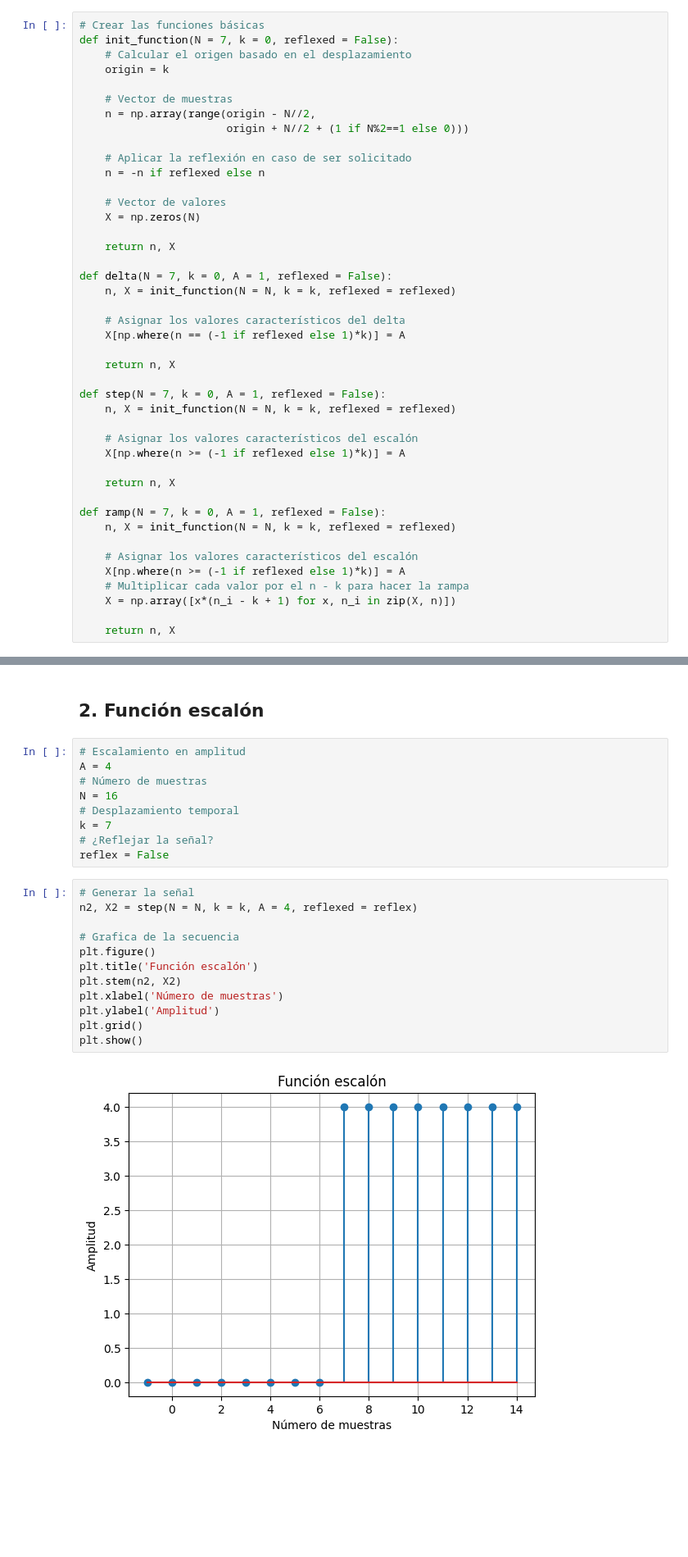
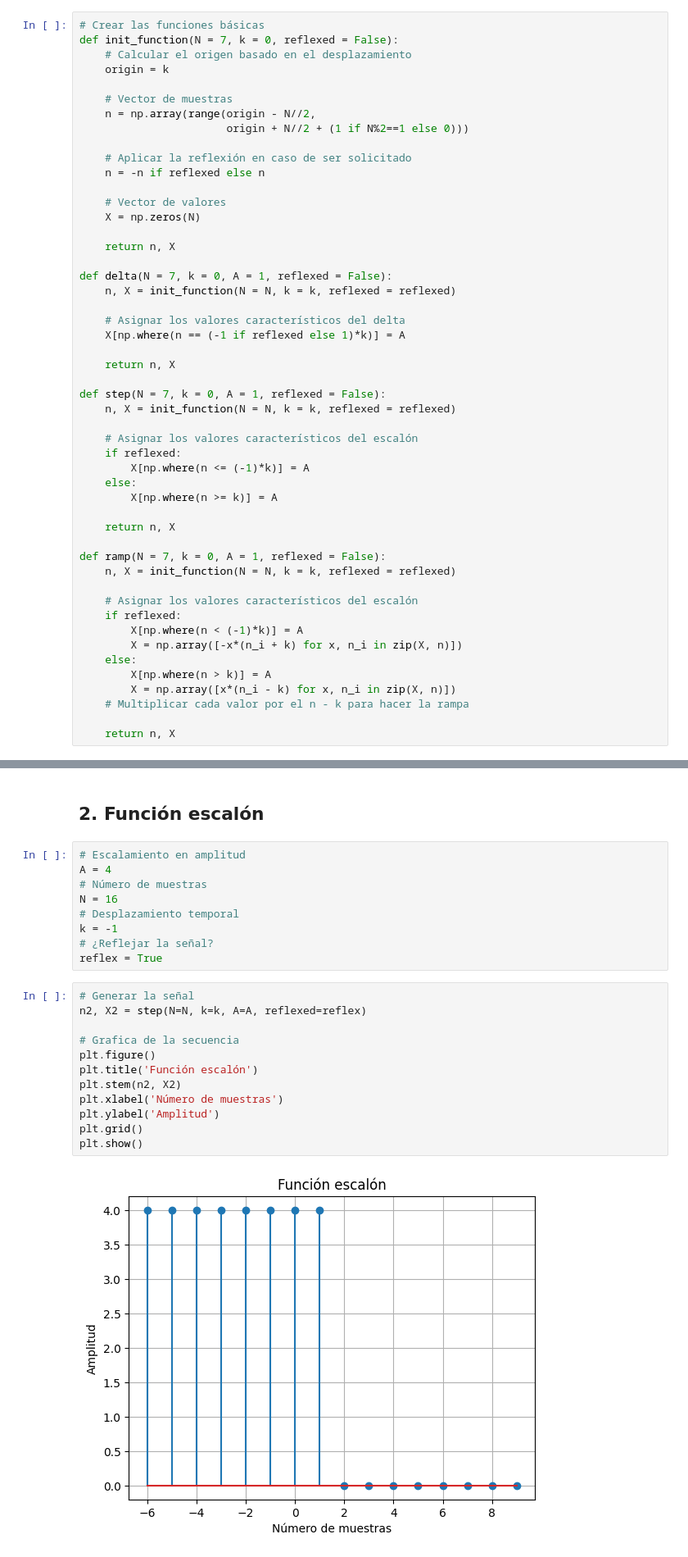
Before and after one commit to cesara-montoya1/PDS, a Jupyter notebook: Clase_3/Ejemplo_Personal_FuncionesFundamentales.ipynb, the cells around one changed output, grey strips where cells are left out. Shown: that part at 82% size. Cells and saved outputs as stored; diff of their text form; blank space fills up the shorter version.

Commit message:
Fixed reflexing issue and ramp inconsistence, added correlation example
Signed-off-by: cesara.montoya1 <cesara.montoya1@udea.edu.co>

```diff
--- a/Clase_3/Ejemplo_Personal_FuncionesFundamentales.ipynb
+++ b/Clase_3/Ejemplo_Personal_FuncionesFundamentales.ipynb
@@ -34,7 +34,10 @@ def step(N = 7, k = 0, A = 1, reflexed = False):
     n, X = init_function(N = N, k = k, reflexed = reflexed)
 
     # Asignar los valores característicos del escalón
-    X[np.where(n >= (-1 if reflexed else 1)*k)] = A
+    if reflexed:
+        X[np.where(n <= (-1)*k)] = A
+    else:
+        X[np.where(n >= k)] = A
 
     return n, X
 
@@ -42,9 +45,13 @@ def ramp(N = 7, k = 0, A = 1, reflexed = False):
     n, X = init_function(N = N, k = k, reflexed = reflexed)
 
     # Asignar los valores característicos del escalón
-    X[np.where(n >= (-1 if reflexed else 1)*k)] = A
+    if reflexed:
+        X[np.where(n < (-1)*k)] = A
+        X = np.array([-x*(n_i + k) for x, n_i in zip(X, n)])
+    else:
+        X[np.where(n > k)] = A
+        X = np.array([x*(n_i - k) for x, n_i in zip(X, n)])
     # Multiplicar cada valor por el n - k para hacer la rampa
-    X = np.array([x*(n_i - k + 1) for x, n_i in zip(X, n)])
 
     return n, X
 # %% [markdown]
@@ -80,23 +87,23 @@ A = 4
 # Número de muestras
 N = 16
 # Desplazamiento temporal
-k = 7
+k = -1
 # ¿Reflejar la señal?
-reflex = False
+reflex = True
 # %%
 # Generar la señal
-n2, X2 = step(N = N, k = k, A = 4, reflexed = reflex)
+n2, X2 = step(N=N, k=k, A=A, reflexed=reflex)
 
 # Grafica de la secuencia
 plt.figure()
 plt.title('Función escalón')
 plt.stem(n2, X2)
 plt.xlabel('Número de muestras')
 plt.ylabel('Amplitud')
 plt.grid()
 plt.show()
 # %% [output]
-[figure, old version]
+[figure, new version]
 # %% [markdown]
 ## 3. Función rampa
 # %%
```
Also changed, not shown: parts of 5 cells of this notebook, 6 other files.
